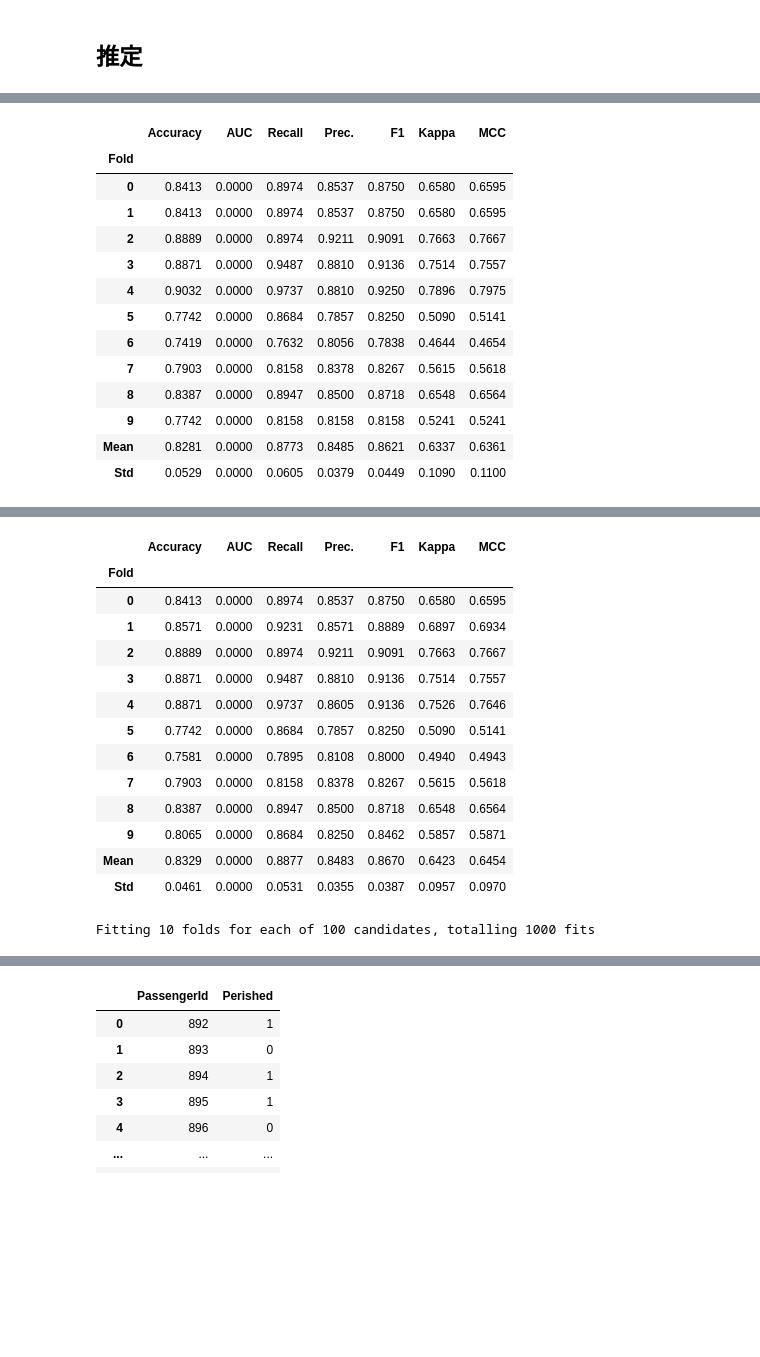
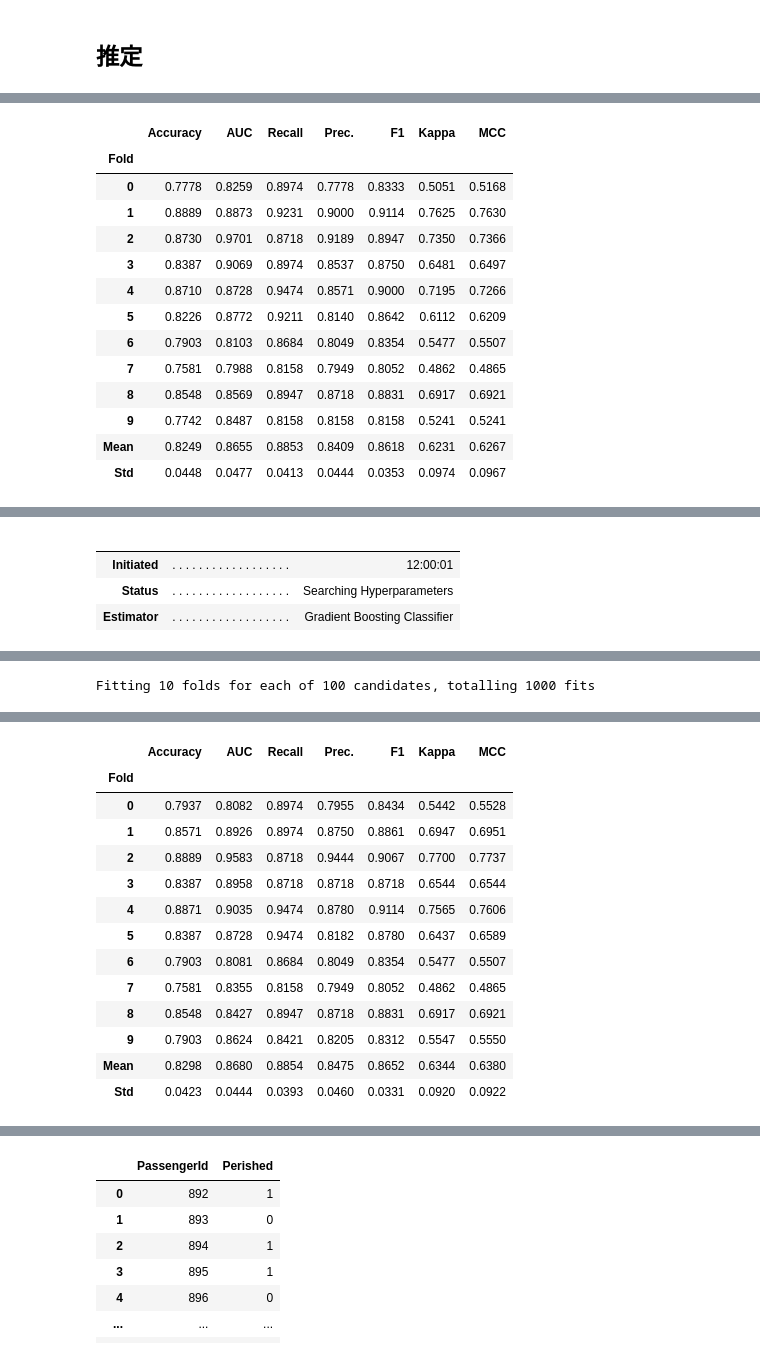
Before and after one commit to maki8maki/GCI2023Winter, a Jupyter notebook: competition1.ipynb, the cells around one changed output, grey strips where cells are left out. Cells and saved outputs as stored; diff of their text form; code cells hidden in the pictures; blank space fills up the shorter version.

```diff
--- a/competition1.ipynb
+++ b/competition1.ipynb
@@ -374,37 +408,28 @@ RidgeClassifier(alpha=1.0, class_weight=None, copy_X=True, fit_intercept=True,
 # %%
-ridge = classification.create_model('ridge')
-tuned_ridge = classification.tune_model(ridge, n_iter=100)
+gbc = classification.create_model('gbc')
+tuned_gbc = classification.tune_model(gbc, n_iter=100)
 # %% [output]
 [interactive output not drawn]
 |  | Accuracy | AUC | Recall | Prec. | F1 | Kappa | MCC |
 | Fold |  |  |  |  |  |  |  |
-| 0 | 0.8413 | 0.0000 | 0.8974 | 0.8537 | 0.8750 | 0.6580 | 0.6595 |
-| 1 | 0.8413 | 0.0000 | 0.8974 | 0.8537 | 0.8750 | 0.6580 | 0.6595 |
-| 2 | 0.8889 | 0.0000 | 0.8974 | 0.9211 | 0.9091 | 0.7663 | 0.7667 |
-| 3 | 0.8871 | 0.0000 | 0.9487 | 0.8810 | 0.9136 | 0.7514 | 0.7557 |
-| 4 | 0.9032 | 0.0000 | 0.9737 | 0.8810 | 0.9250 | 0.7896 | 0.7975 |
-| 5 | 0.7742 | 0.0000 | 0.8684 | 0.7857 | 0.8250 | 0.5090 | 0.5141 |
-| 6 | 0.7419 | 0.0000 | 0.7632 | 0.8056 | 0.7838 | 0.4644 | 0.4654 |
-| 7 | 0.7903 | 0.0000 | 0.8158 | 0.8378 | 0.8267 | 0.5615 | 0.5618 |
-| 8 | 0.8387 | 0.0000 | 0.8947 | 0.8500 | 0.8718 | 0.6548 | 0.6564 |
-| 9 | 0.7742 | 0.0000 | 0.8158 | 0.8158 | 0.8158 | 0.5241 | 0.5241 |
-| Mean | 0.8281 | 0.0000 | 0.8773 | 0.8485 | 0.8621 | 0.6337 | 0.6361 |
-| Std | 0.0529 | 0.0000 | 0.0605 | 0.0379 | 0.0449 | 0.1090 | 0.1100 |
+| 0 | 0.7778 | 0.8259 | 0.8974 | 0.7778 | 0.8333 | 0.5051 | 0.5168 |
+| 1 | 0.8889 | 0.8873 | 0.9231 | 0.9000 | 0.9114 | 0.7625 | 0.7630 |
+| 2 | 0.8730 | 0.9701 | 0.8718 | 0.9189 | 0.8947 | 0.7350 | 0.7366 |
+| 3 | 0.8387 | 0.9069 | 0.8974 | 0.8537 | 0.8750 | 0.6481 | 0.6497 |
+| 4 | 0.8710 | 0.8728 | 0.9474 | 0.8571 | 0.9000 | 0.7195 | 0.7266 |
+| 5 | 0.8226 | 0.8772 | 0.9211 | 0.8140 | 0.8642 | 0.6112 | 0.6209 |
+| 6 | 0.7903 | 0.8103 | 0.8684 | 0.8049 | 0.8354 | 0.5477 | 0.5507 |
+| 7 | 0.7581 | 0.7988 | 0.8158 | 0.7949 | 0.8052 | 0.4862 | 0.4865 |
+| 8 | 0.8548 | 0.8569 | 0.8947 | 0.8718 | 0.8831 | 0.6917 | 0.6921 |
+| 9 | 0.7742 | 0.8487 | 0.8158 | 0.8158 | 0.8158 | 0.5241 | 0.5241 |
+| Mean | 0.8249 | 0.8655 | 0.8853 | 0.8409 | 0.8618 | 0.6231 | 0.6267 |
+| Std | 0.0448 | 0.0477 | 0.0413 | 0.0444 | 0.0353 | 0.0974 | 0.0967 |
 [interactive output not drawn]
+|  |  |  |
+|  |  |  |
+| Initiated | . . . . . . . . . . . . . . . . . . | 12:00:01 |
+| Status | . . . . . . . . . . . . . . . . . . | Searching Hyperparameters |
+| Estimator | . . . . . . . . . . . . . . . . . . | Gradient Boosting Classifier |
 [interactive output not drawn]
-|  | Accuracy | AUC | Recall | Prec. | F1 | Kappa | MCC |
-| Fold |  |  |  |  |  |  |  |
-| 0 | 0.8413 | 0.0000 | 0.8974 | 0.8537 | 0.8750 | 0.6580 | 0.6595 |
-| 1 | 0.8571 | 0.0000 | 0.9231 | 0.8571 | 0.8889 | 0.6897 | 0.6934 |
-| 2 | 0.8889 | 0.0000 | 0.8974 | 0.9211 | 0.9091 | 0.7663 | 0.7667 |
-| 3 | 0.8871 | 0.0000 | 0.9487 | 0.8810 | 0.9136 | 0.7514 | 0.7557 |
-| 4 | 0.8871 | 0.0000 | 0.9737 | 0.8605 | 0.9136 | 0.7526 | 0.7646 |
-| 5 | 0.7742 | 0.0000 | 0.8684 | 0.7857 | 0.8250 | 0.5090 | 0.5141 |
-| 6 | 0.7581 | 0.0000 | 0.7895 | 0.8108 | 0.8000 | 0.4940 | 0.4943 |
-| 7 | 0.7903 | 0.0000 | 0.8158 | 0.8378 | 0.8267 | 0.5615 | 0.5618 |
-| 8 | 0.8387 | 0.0000 | 0.8947 | 0.8500 | 0.8718 | 0.6548 | 0.6564 |
-| 9 | 0.8065 | 0.0000 | 0.8684 | 0.8250 | 0.8462 | 0.5857 | 0.5871 |
-| Mean | 0.8329 | 0.0000 | 0.8877 | 0.8483 | 0.8670 | 0.6423 | 0.6454 |
-| Std | 0.0461 | 0.0000 | 0.0531 | 0.0355 | 0.0387 | 0.0957 | 0.0970 |
 Fitting 10 folds for each of 100 candidates, totalling 1000 fits
 [interactive output not drawn]
@@ -410,0 +437,14 @@ Fitting 10 folds for each of 100 candidates, totalling 1000 fits
+|  | Accuracy | AUC | Recall | Prec. | F1 | Kappa | MCC |
+| Fold |  |  |  |  |  |  |  |
+| 0 | 0.7937 | 0.8082 | 0.8974 | 0.7955 | 0.8434 | 0.5442 | 0.5528 |
+| 1 | 0.8571 | 0.8926 | 0.8974 | 0.8750 | 0.8861 | 0.6947 | 0.6951 |
+| 2 | 0.8889 | 0.9583 | 0.8718 | 0.9444 | 0.9067 | 0.7700 | 0.7737 |
+| 3 | 0.8387 | 0.8958 | 0.8718 | 0.8718 | 0.8718 | 0.6544 | 0.6544 |
+| 4 | 0.8871 | 0.9035 | 0.9474 | 0.8780 | 0.9114 | 0.7565 | 0.7606 |
+| 5 | 0.8387 | 0.8728 | 0.9474 | 0.8182 | 0.8780 | 0.6437 | 0.6589 |
+| 6 | 0.7903 | 0.8081 | 0.8684 | 0.8049 | 0.8354 | 0.5477 | 0.5507 |
+| 7 | 0.7581 | 0.8355 | 0.8158 | 0.7949 | 0.8052 | 0.4862 | 0.4865 |
+| 8 | 0.8548 | 0.8427 | 0.8947 | 0.8718 | 0.8831 | 0.6917 | 0.6921 |
+| 9 | 0.7903 | 0.8624 | 0.8421 | 0.8205 | 0.8312 | 0.5547 | 0.5550 |
+| Mean | 0.8298 | 0.8680 | 0.8854 | 0.8475 | 0.8652 | 0.6344 | 0.6380 |
+| Std | 0.0423 | 0.0444 | 0.0393 | 0.0460 | 0.0331 | 0.0920 | 0.0922 |
```
Also changed, not shown: parts of 14 cells of this notebook.
